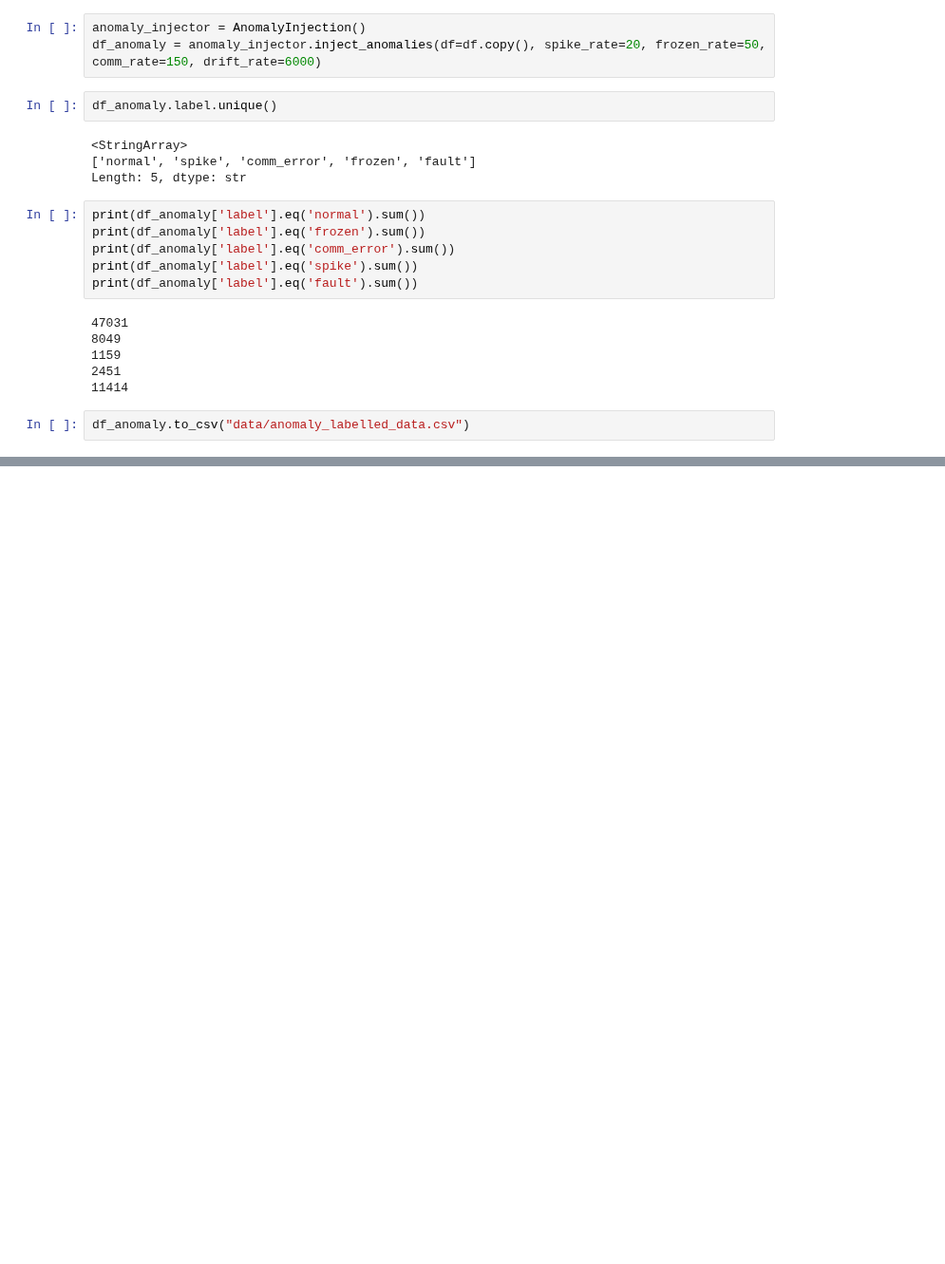
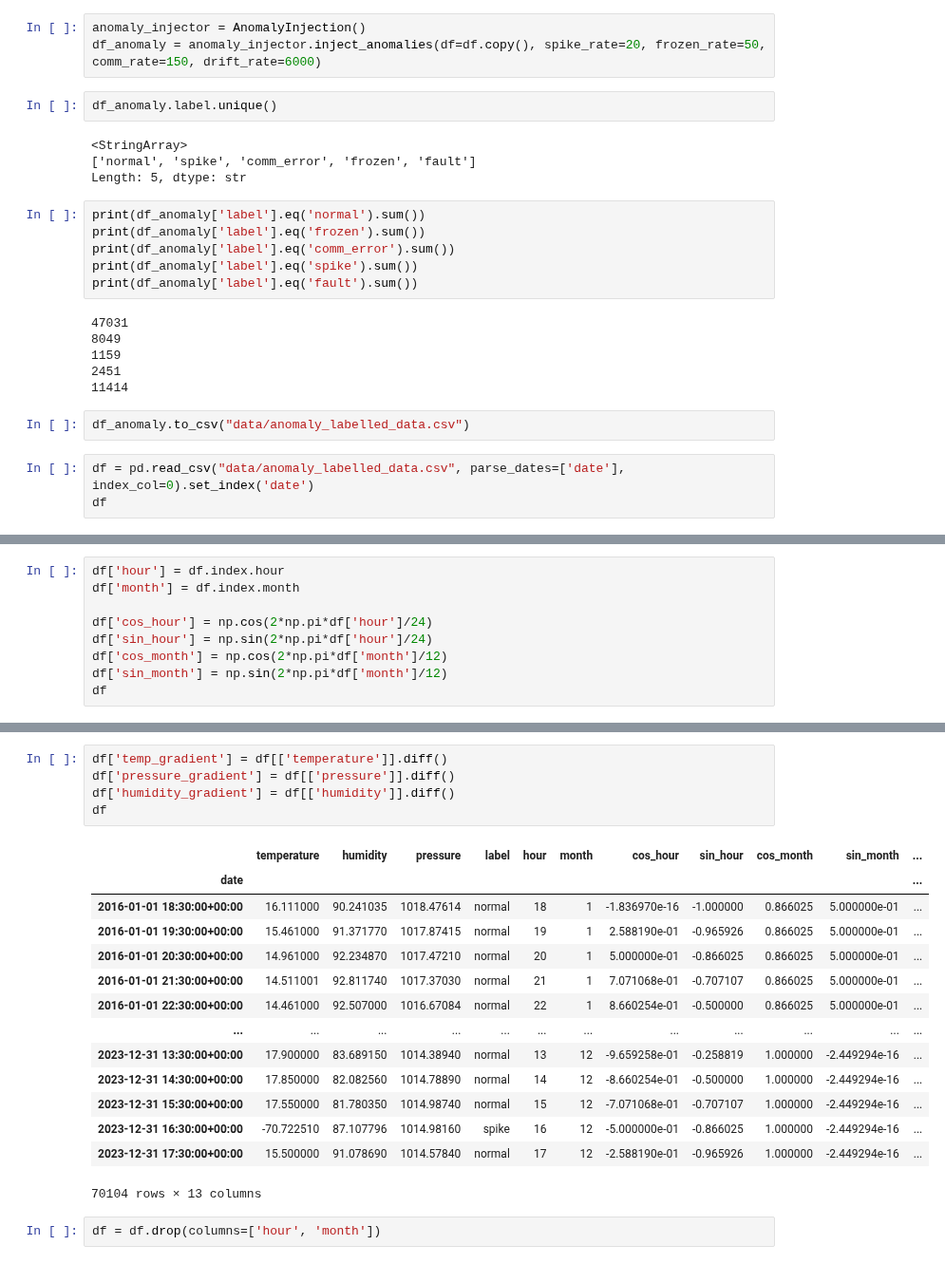
Before and after one commit to Kalyan-udd/Weather-Anamoly-Detection, a Jupyter notebook: model_training/data_transfromation.ipynb, the cells around one changed output, grey strips where cells are left out. Shown at 95% size. Drawn from its saved outputs; the diff is of its cells as text; blank space fills up the shorter version.

Commit message:
data modification adding cyclic rows and gradient to the existing data and

```diff
--- a/model_training/data_transfromation.ipynb
+++ b/model_training/data_transfromation.ipynb
@@ -63,3 +63,6 @@ print(df_anomaly['label'].eq('fault').sum())
 11414
 # %%
 df_anomaly.to_csv("data/anomaly_labelled_data.csv")
+# %%
+df = pd.read_csv("data/anomaly_labelled_data.csv", parse_dates=['date'], index_col=0).set_index('date')
+df
@@ -65,0 +86,9 @@ df_anomaly.to_csv("data/anomaly_labelled_data.csv")
+# %%
+df['hour'] = df.index.hour
+df['month'] = df.index.month
+
+df['cos_hour'] = np.cos(2*np.pi*df['hour']/24)
+df['sin_hour'] = np.sin(2*np.pi*df['hour']/24)
+df['cos_month'] = np.cos(2*np.pi*df['month']/12)
+df['sin_month'] = np.sin(2*np.pi*df['month']/12)
+df
@@ -65,0 +110,22 @@ df_anomaly.to_csv("data/anomaly_labelled_data.csv")
+# %%
+df['temp_gradient'] = df[['temperature']].diff()
+df['pressure_gradient'] = df[['pressure']].diff()
+df['humidity_gradient'] = df[['humidity']].diff()
+df
+# %% [output]
+|  | temperature | humidity | pressure | label | hour | month | cos_hour | sin_hour | cos_month | sin_month | ... |
+| date |  |  |  |  |  |  |  |  |  |  | ... |
+| 2016-01-01 18:30:00+00:00 | 16.111000 | 90.241035 | 1018.47614 | normal | 18 | 1 | -1.836970e-16 | -1.000000 | 0.866025 | 5.000000e-01 | ... |
+| 2016-01-01 19:30:00+00:00 | 15.461000 | 91.371770 | 1017.87415 | normal | 19 | 1 | 2.588190e-01 | -0.965926 | 0.866025 | 5.000000e-01 | ... |
+| 2016-01-01 20:30:00+00:00 | 14.961000 | 92.234870 | 1017.47210 | normal | 20 | 1 | 5.000000e-01 | -0.866025 | 0.866025 | 5.000000e-01 | ... |
+| 2016-01-01 21:30:00+00:00 | 14.511001 | 92.811740 | 1017.37030 | normal | 21 | 1 | 7.071068e-01 | -0.707107 | 0.866025 | 5.000000e-01 | ... |
+| 2016-01-01 22:30:00+00:00 | 14.461000 | 92.507000 | 1016.67084 | normal | 22 | 1 | 8.660254e-01 | -0.500000 | 0.866025 | 5.000000e-01 | ... |
+| ... | ... | ... | ... | ... | ... | ... | ... | ... | ... | ... | ... |
+| 2023-12-31 13:30:00+00:00 | 17.900000 | 83.689150 | 1014.38940 | normal | 13 | 12 | -9.659258e-01 | -0.258819 | 1.000000 | -2.449294e-16 | ... |
+| 2023-12-31 14:30:00+00:00 | 17.850000 | 82.082560 | 1014.78890 | normal | 14 | 12 | -8.660254e-01 | -0.500000 | 1.000000 | -2.449294e-16 | ... |
+| 2023-12-31 15:30:00+00:00 | 17.550000 | 81.780350 | 1014.98740 | normal | 15 | 12 | -7.071068e-01 | -0.707107 | 1.000000 | -2.449294e-16 | ... |
+| 2023-12-31 16:30:00+00:00 | -70.722510 | 87.107796 | 1014.98160 | spike | 16 | 12 | -5.000000e-01 | -0.866025 | 1.000000 | -2.449294e-16 | ... |
+| 2023-12-31 17:30:00+00:00 | 15.500000 | 91.078690 | 1014.57840 | normal | 17 | 12 | -2.588190e-01 | -0.965926 | 1.000000 | -2.449294e-16 | ... |
+70104 rows × 13 columns
+# %%
+df = df.drop(columns=['hour', 'month'])
```
Also changed, not shown: parts of 6 cells of this notebook, 2 other files.
